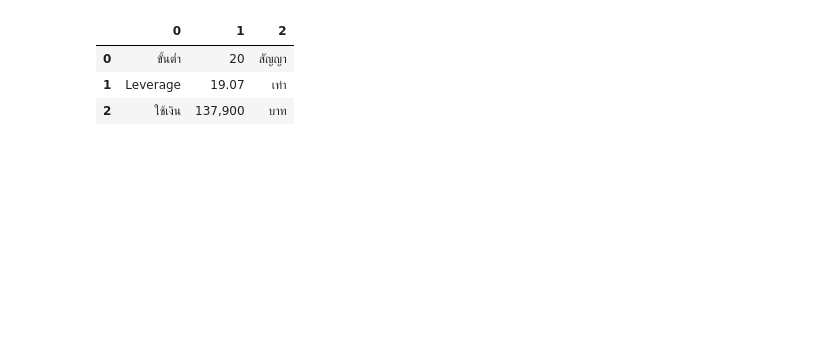
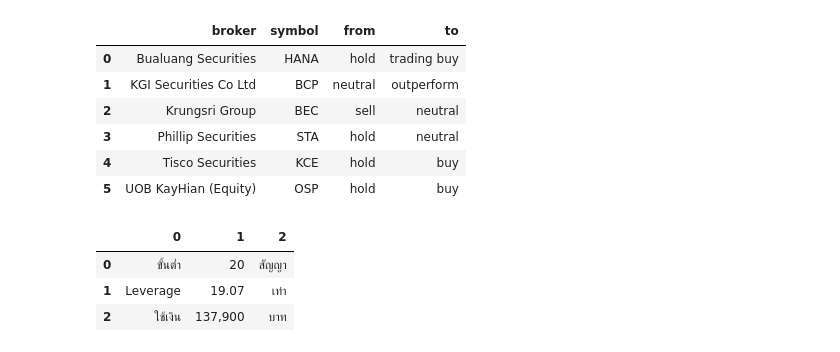
Before and after one commit to sunwasan/glo_res_trinity, a Jupyter notebook: chatbot/response_helper/test.ipynb, the cells around one changed output. Cells and saved outputs as stored; diff of their text form; code cells hidden in the pictures; blank space fills up the shorter version.

```diff
--- a/chatbot/response_helper/test.ipynb
+++ b/chatbot/response_helper/test.ipynb
@@ -0,0 +1,7 @@
+# %%
+from alert import alert
+
+date = '2024-06-18'
+
+json_r = alert(date)
+print(json_r)
@@ -1,3 +106,15 @@
+# %%
+res = get_alert('2024-06-18')
+# %%
+res['comment'].reset_index(drop=True)
+# %% [output]
+|  | broker | symbol | from | to |
+| 0 | Bualuang Securities | HANA | hold | trading buy |
+| 1 | KGI Securities Co Ltd | BCP | neutral | outperform |
+| 2 | Krungsri Group | BEC | sell | neutral |
+| 3 | Phillip Securities | STA | hold | neutral |
+| 4 | Tisco Securities | KCE | hold | buy |
+| 5 | UOB KayHian (Equity) | OSP | hold | buy |
 # %%
 import os
 import sys
```
Also changed, not shown: parts of 2 cells of this notebook, 8 other files.
